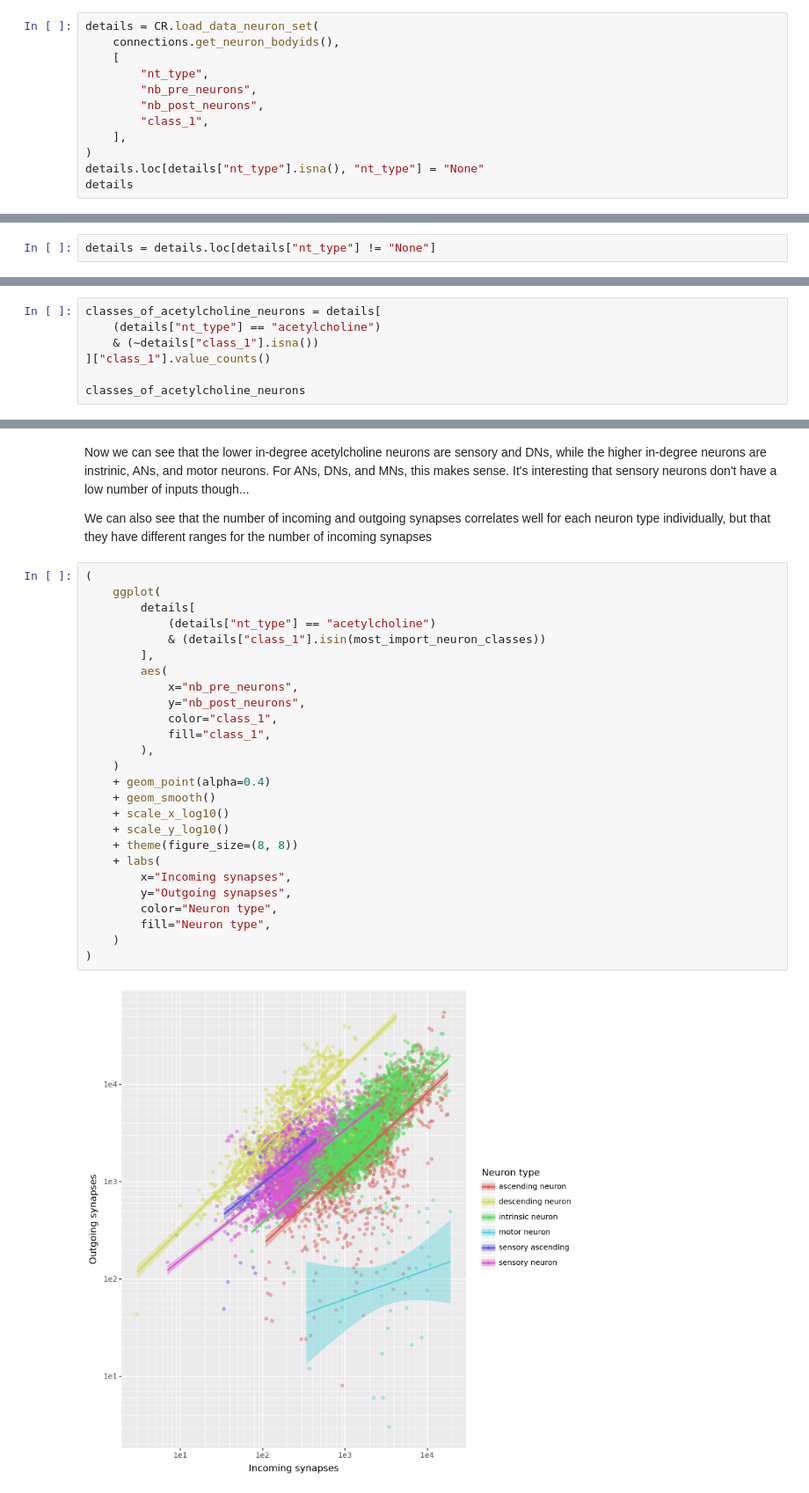
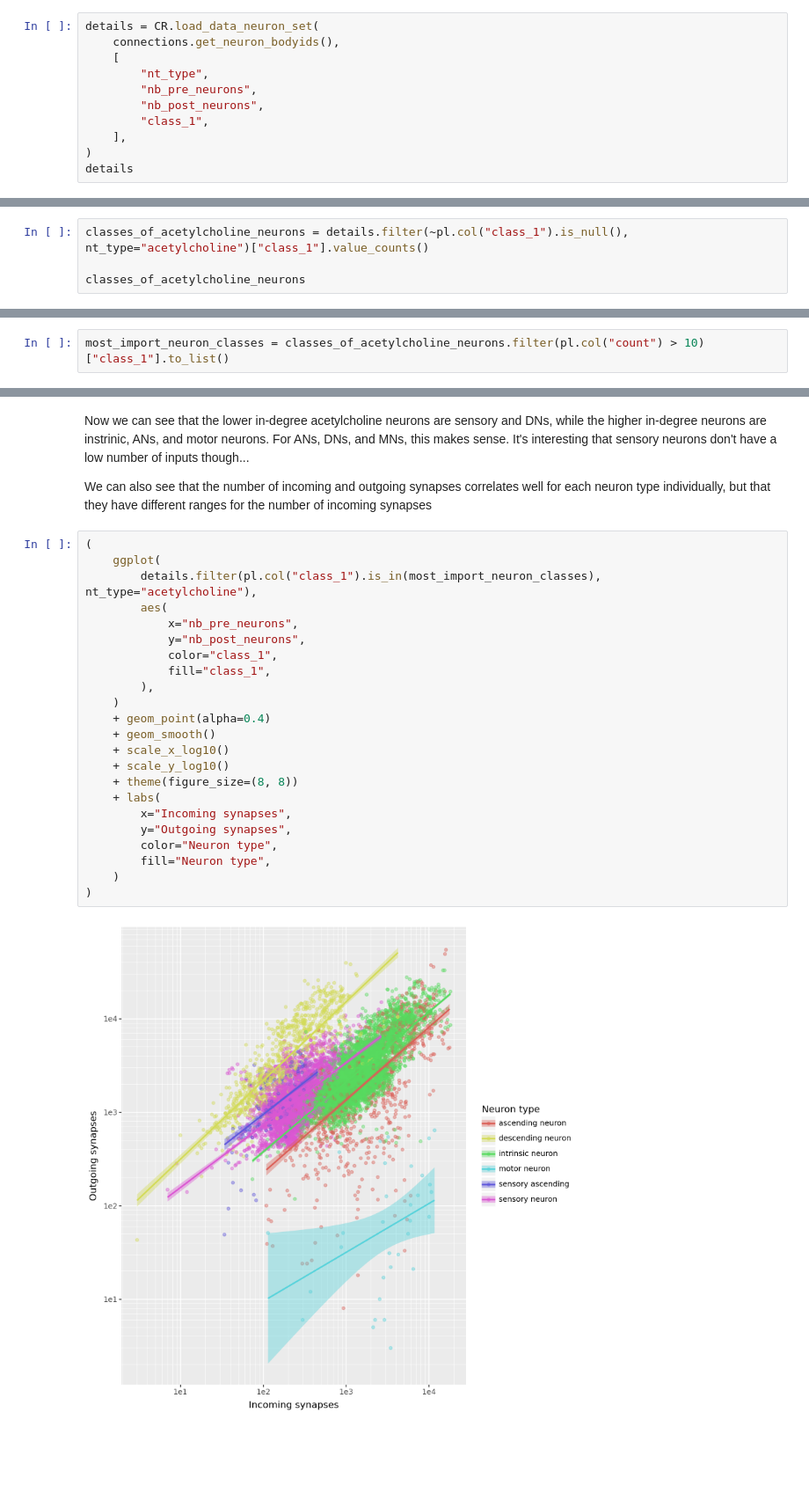
Before and after one commit to NeLy-EPFL/vnc_networks, a Jupyter notebook: scripts/examples/neuron_degree_vs_neurotransmitter.ipynb, the cells around one changed output, grey strips where cells are left out. Shown at 88% size. Saved outputs shown, nothing was run; the diff lists cells and outputs as text; blank space fills up the shorter version.

```diff
--- a/scripts/examples/neuron_degree_vs_neurotransmitter.ipynb
+++ b/scripts/examples/neuron_degree_vs_neurotransmitter.ipynb
@@ -29,6 +34,5 @@ details = CR.load_data_neuron_set(
 		"class_1",
     ],
 )
-details.loc[details["nt_type"].isna(), "nt_type"] = "None"
 details
 # %% [output]
@@ -61,6 +66,4 @@ Name: count, dtype: int64
 Here we don't see the 4:1 ratio - there are 11675 excitatory neurons (acetylcholine) and 7268 inhibitory neurons (gaba) so it's more like 2:1. We ignore all the glutamate neurons, and the unknown ones.
 
 I'm not sure why there are 340K neurons with None as the neurotransmitter, so I remove them...
-# %%
-details = details.loc[details["nt_type"] != "None"]
 # %%
@@ -139,10 +143,7 @@ We can see it more clearly if we overlay the distributions
 # %% [markdown]
 Where does this bimodal distribution come from? Let's break down the in degree distributions based on neuron class. Maybe that plays a role?
 # %%
-classes_of_acetylcholine_neurons = details[
-    (details["nt_type"] == "acetylcholine")
-    & (~details["class_1"].isna())
-]["class_1"].value_counts()
+classes_of_acetylcholine_neurons = details.filter(~pl.col("class_1").is_null(), nt_type="acetylcholine")["class_1"].value_counts()
 
 classes_of_acetylcholine_neurons
 # %% [output]
@@ -162,3 +162,5 @@ most_import_neuron_classes = classes_of_acetylcholine_neurons.index[
+# %%
+most_import_neuron_classes = classes_of_acetylcholine_neurons.filter(pl.col("count") > 10)["class_1"].to_list()
 # %%
 (
     ggplot(
@@ -192,28 +191,25 @@ We can also see that the number of incoming and outgoing synapses correlates wel
 # %%
 (
     ggplot(
-        details[
-            (details["nt_type"] == "acetylcholine")
-            & (details["class_1"].isin(most_import_neuron_classes))
-        ],
+        details.filter(pl.col("class_1").is_in(most_import_neuron_classes), nt_type="acetylcholine"),
         aes(
             x="nb_pre_neurons",
             y="nb_post_neurons",
             color="class_1",
             fill="class_1",
         ),
     )
     + geom_point(alpha=0.4)
 	+ geom_smooth()
     + scale_x_log10()
     + scale_y_log10()
     + theme(figure_size=(8, 8))
 	+ labs(
         x="Incoming synapses",
         y="Outgoing synapses",
         color="Neuron type",
         fill="Neuron type",
     )
 )
 # %% [output]
-[figure, old version]
+[figure, new version]
```
Also changed, not shown: parts of 10 cells of this notebook, 13 other files.
